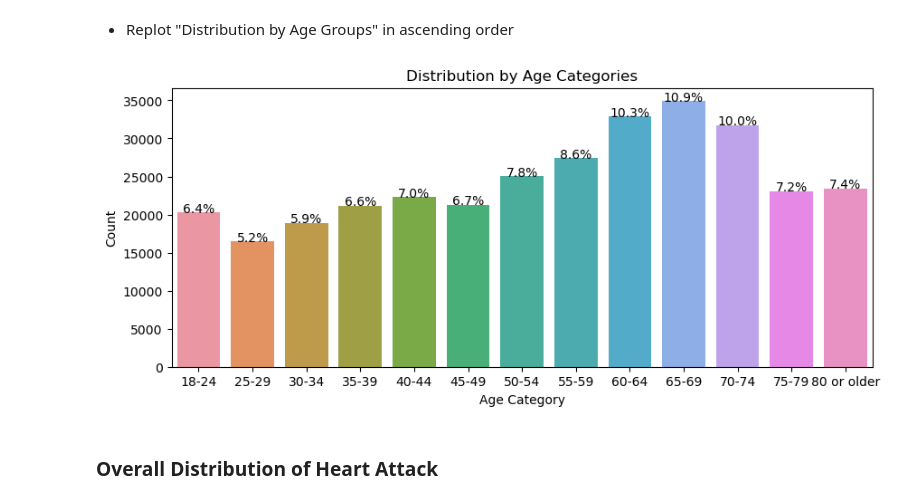
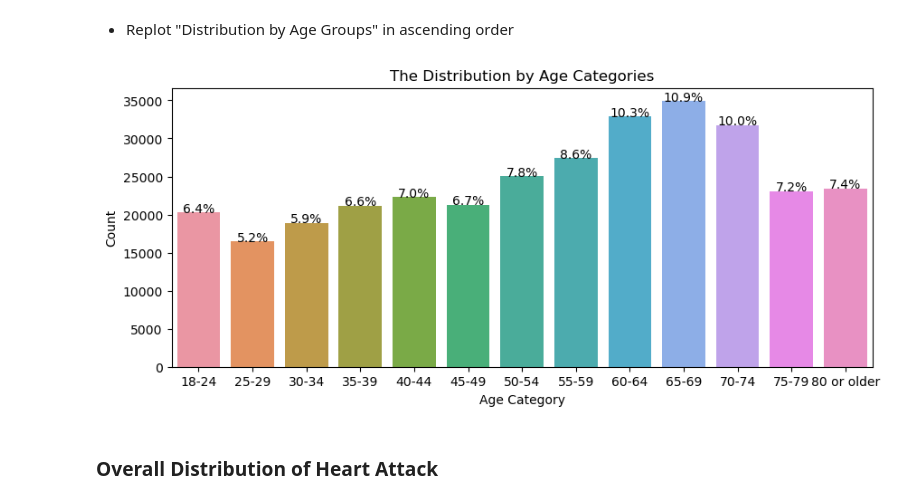
Before and after one commit to hatkiet/Project_4, a Jupyter notebook: 2_HeartAttack_Visualization.ipynb, the cells around one changed output. Saved outputs shown, nothing was run; the diff lists cells and outputs as text; code cells hidden in the pictures.

```diff
--- a/2_HeartAttack_Visualization.ipynb
+++ b/2_HeartAttack_Visualization.ipynb
@@ -115,7 +115,7 @@ from tabulate import tabulate
 # 1. Loading the CSV format dataset from SparkSQL
 # %%
 # Load the data into a Pandas DataFrame
-df1 = pd.read_csv("heart_2022_Spark.csv")
+df1 = pd.read_csv("Resources/heart_2022_Spark.csv")
 # Display sample data
 df1.head()
 # %% [output]
@@ -478,31 +488,31 @@ plt.show()
 # %%
 # Set figure styles
 plt.figure(figsize=(10,4))
 
 #Plot countplot
 ax = sns.countplot(
     data=df1,
     x="Age",
     order = sorted(df1["Age"].unique())
     )
 
 # Customize plot
 ax.set(
     xlabel = "Age Category",
     ylabel = "Count",
-    title = "Distribution by Age Categories"
+    title = "The Distribution by Age Categories"
 )
 
 # Add labels to bars
 total = float(len(df1))
 for percent in ax.patches:
         height = percent.get_height()
         ax.text(percent.get_x() + percent.get_width() / 2, height, '{:.1f}%'.format((height/total)*100), ha="center")
 
 # Display the plot
 plt.show()
 # %% [output]
-[figure, old version]
+[figure, new version]
 # %% [markdown]
 ### Overall Distribution of Heart Attack
 # %%
```
Also changed, not shown: parts of 21 cells of this notebook, 30 other files.
